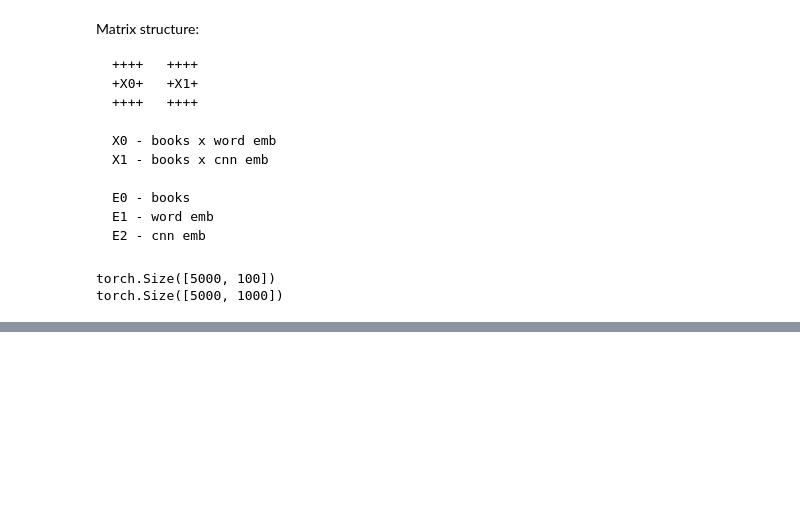
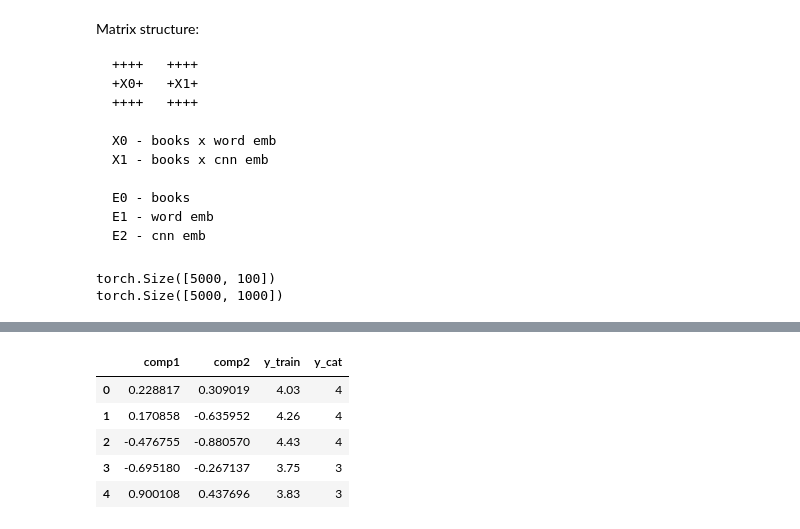
Before and after one commit to Srini-98/CS5260-Neural-Networks-2, a Jupyter notebook: matrix_factorization/matrix_factorization.ipynb, the cells around one changed output, grey strips where cells are left out. Saved outputs shown, nothing was run; the diff lists cells and outputs as text; code cells hidden in the pictures; blank space fills up the shorter version.

```diff
--- a/matrix_factorization/matrix_factorization.ipynb
+++ b/matrix_factorization/matrix_factorization.ipynb
@@ -155,0 +281,9 @@ Average loss for epoch 300 = 2.978255271911621
+# %%
+df_pca.head()
+# %% [output]
+|  | comp1 | comp2 | y_train | y_cat |
+| 0 | 0.228817 | 0.309019 | 4.03 | 4 |
+| 1 | 0.170858 | -0.635952 | 4.26 | 4 |
+| 2 | -0.476755 | -0.880570 | 4.43 | 4 |
+| 3 | -0.695180 | -0.267137 | 3.75 | 3 |
+| 4 | 0.900108 | 0.437696 | 3.83 | 3 |
```
Also changed, not shown: parts of 19 cells of this notebook.
